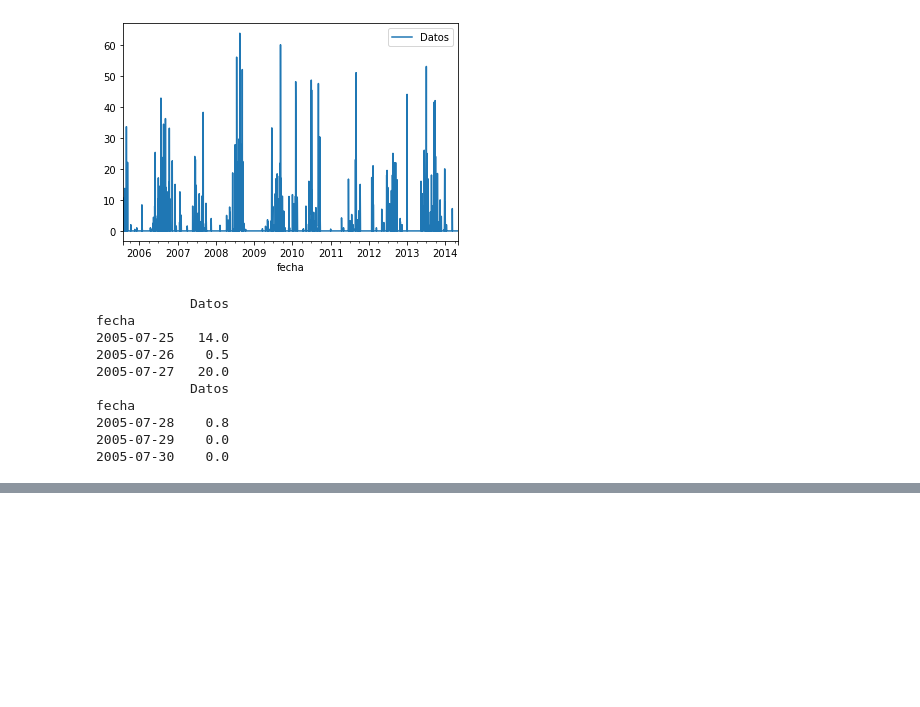
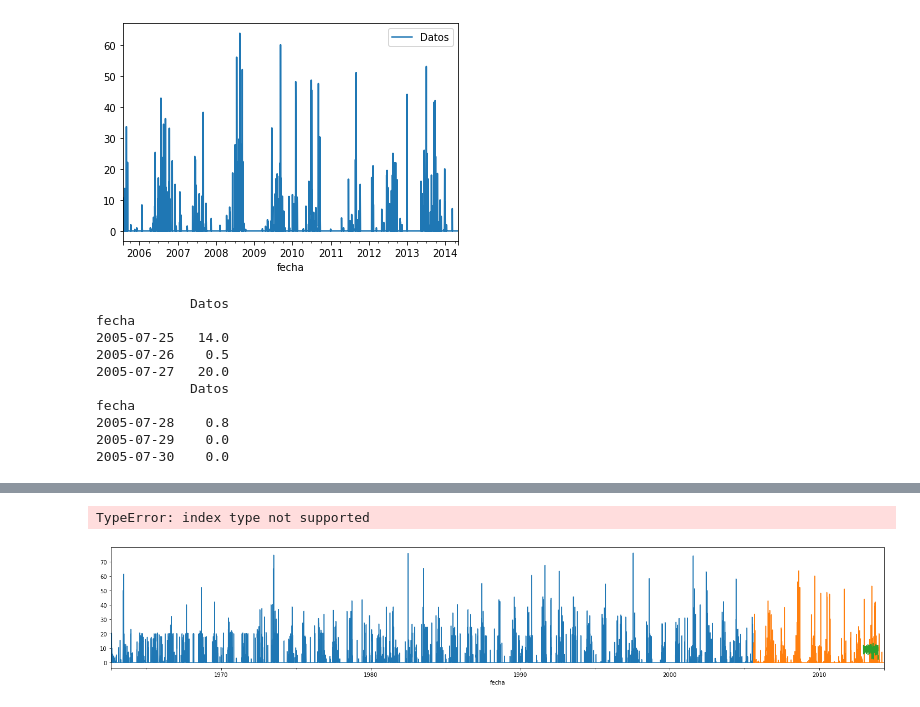
Before and after one commit to Ro-teodoro/clicom, a Jupyter notebook: clicom.ipynb, the cells around one changed output, grey strips where cells are left out. Cells and saved outputs as stored; diff of their text form; code cells hidden in the pictures; blank space fills up the shorter version.

```diff
--- a/clicom.ipynb
+++ b/clicom.ipynb
@@ -383,0 +397,11 @@ plot_acf(train.Datos)
+# %%
+fig, ax = plt.subplots(figsize=(25, 4))
+train['Datos'].plot(ax=ax, label='train')
+
+test['Datos'].plot(ax=ax, label='test')
+
+predictions.plot(ax=ax, label='predictions')
+ax.legend()
+# %% [output]
+TypeError: index type not supported
+[figure, added]
```
Also changed, not shown: parts of 13 cells of this notebook.
